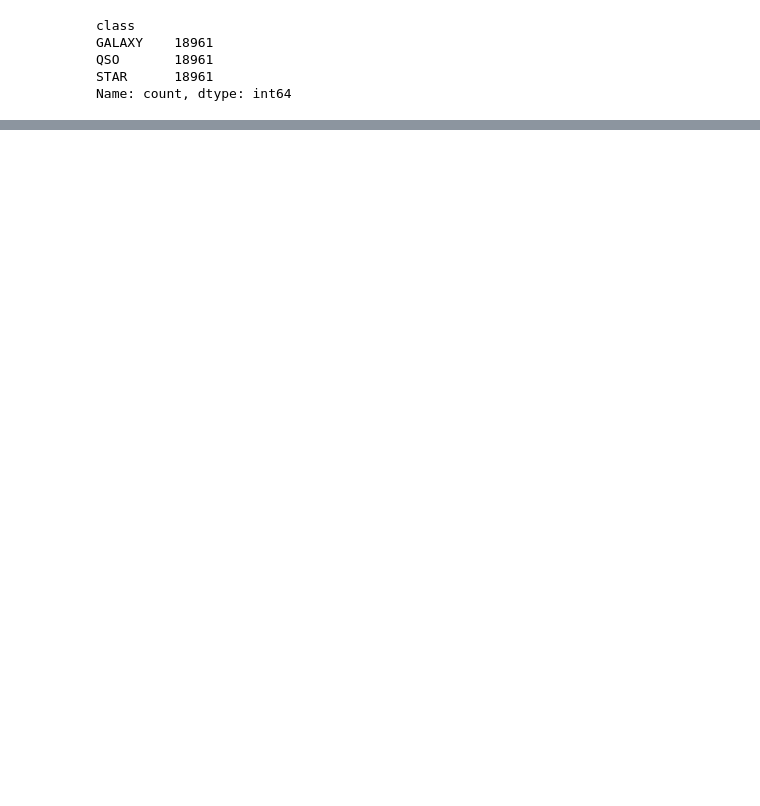
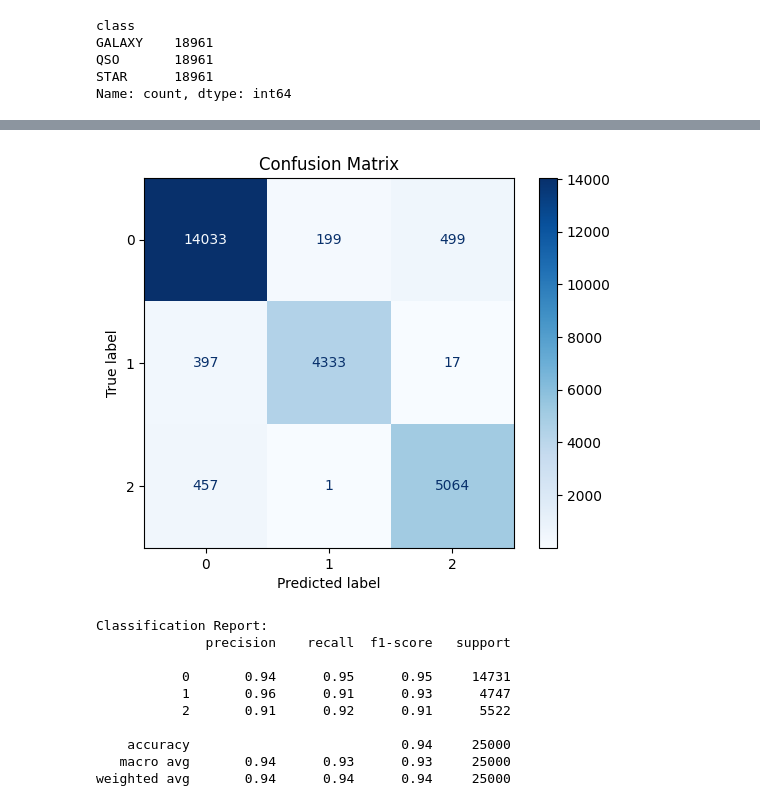
Before and after one commit to JustifiedTB/group-project-2, a Jupyter notebook: eda.ipynb, the cells around one changed output, grey strips where cells are left out. Saved outputs shown, nothing was run; the diff lists cells and outputs as text; code cells hidden in the pictures; blank space fills up the shorter version.

```diff
--- a/eda.ipynb
+++ b/eda.ipynb
@@ -456,0 +489,34 @@ weighted avg       0.97      0.97      0.97     14221
+# %%
+# function to output final performance metrics
+def performance_report(model, X_test, y_test):
+    y_pred = model.predict(X_test)
+
+    conf_matrix = confusion_matrix(y_test, y_pred)
+
+    disp = ConfusionMatrixDisplay(confusion_matrix=conf_matrix)
+    disp.plot(cmap=plt.cm.Blues)
+    plt.title("Confusion Matrix")
+    plt.show()
+
+    # print("Confusion Matrix:")
+    # print(conf_matrix)
+    print("Classification Report:")
+    print(classification_report(y_test, y_pred))
+# %%
+# final optimized knn model
+knn_model = KNeighborsClassifier(n_neighbors=3)
+knn_model.fit(X_train_scaled, y_train_encoded)
+
+performance_report(knn_model,X_test_scaled,y_test_encoded)
+# %% [output]
+[figure, added]
+Classification Report:
+              precision    recall  f1-score   support
+
+           0       0.94      0.95      0.95     14731
+           1       0.96      0.91      0.93      4747
+           2       0.91      0.92      0.91      5522
+
+    accuracy                           0.94     25000
+   macro avg       0.94      0.93      0.93     25000
+weighted avg       0.94      0.94      0.94     25000
```
Also changed, not shown: parts of 15 cells of this notebook.
